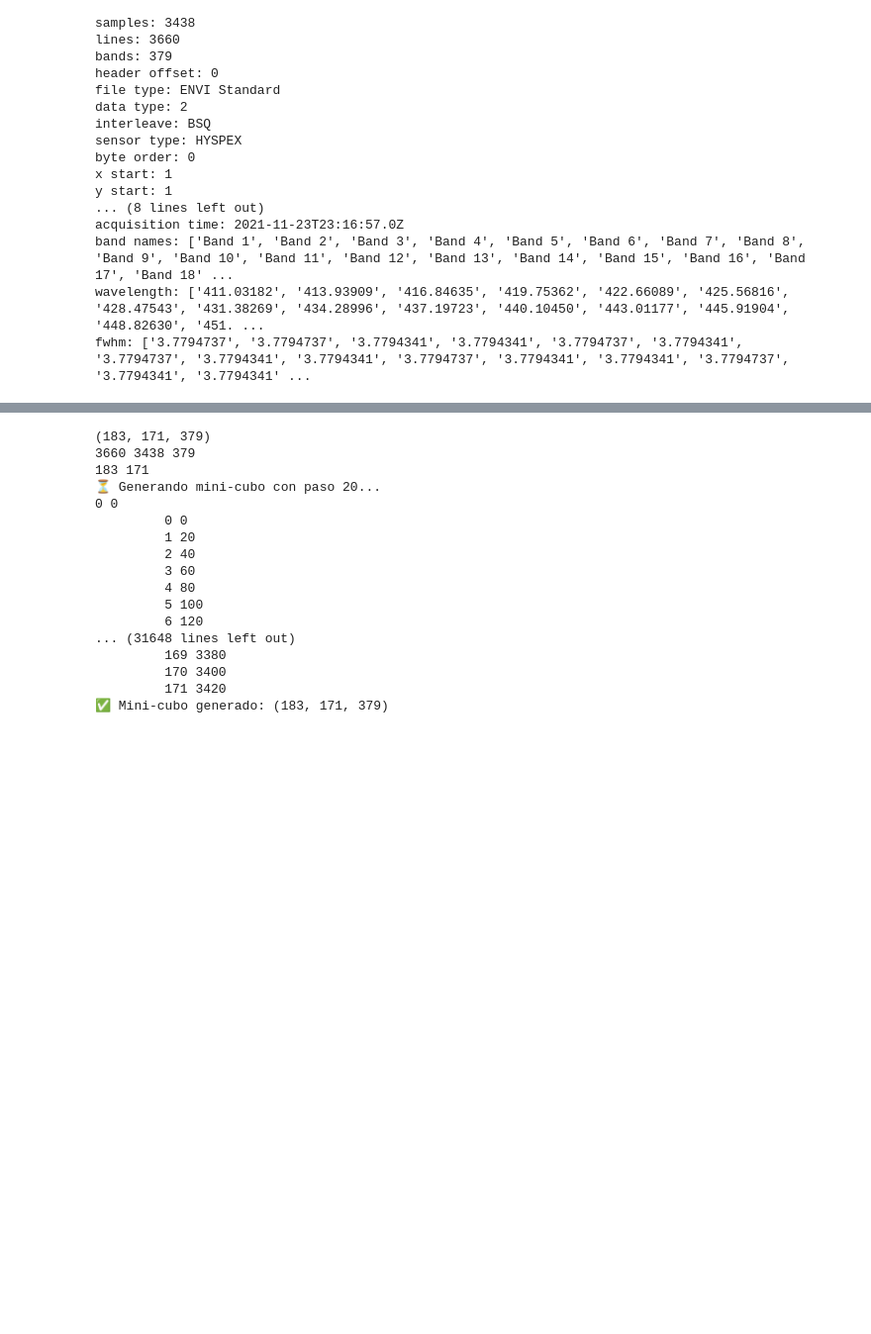
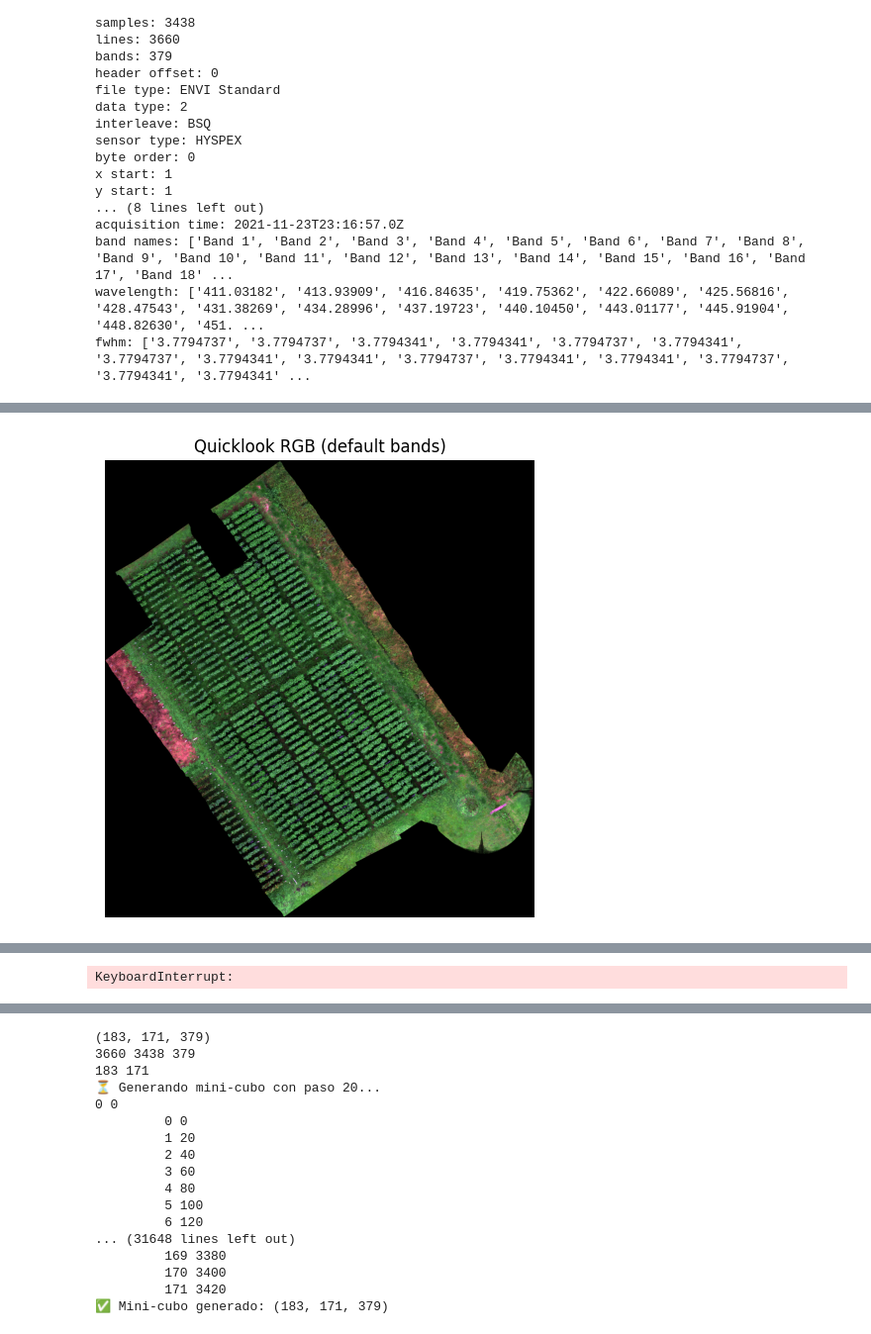
Before and after one commit to johnma96/thesis, a Jupyter notebook: notebooks/001-jmmz-load-data.ipynb, the cells around one changed output, grey strips where cells are left out. Shown at 99% size. Cells and saved outputs as stored; diff of their text form; code cells hidden in the pictures; blank space fills up the shorter version.

```diff
--- a/notebooks/001-jmmz-load-data.ipynb
+++ b/notebooks/001-jmmz-load-data.ipynb
@@ -73,0 +195,66 @@ fwhm: ['3.7794737', '3.7794737', '3.7794341', '3.7794341', '3.7794737', '3.77943
+# %%
+from sklearn.decomposition import PCA
+
+# Quicklook RGB por índices default del header (asegurando rango)
+rgb_idx = [int(x) for x in ['79','48','18']]
+rgb = []
+for bi in rgb_idx:
+    band = to_reflectance(bi)
+    # normalizar a 0-1 con percentiles
+    lo, hi = np.nanpercentile(band, [1, 99])
+    rgb.append(np.clip((band - lo)/(hi - lo + 1e-6), 0, 1))
+rgb = np.dstack(rgb)
+
+plt.figure(figsize=(6,6))
+plt.imshow(np.nan_to_num(rgb)); plt.title('Quicklook RGB (default bands)'); plt.axis('off'); plt.show()
+
+# PCA (tomar subsample espacial para ajustar PCA)
+print('subsample')
+sample_rows = np.linspace(0, img.nrows-1, 300, dtype=int)
+X = []
+for r in sample_rows:
+    print(r)
+    row_vals = []
+    for bi in valid_bands:
+        print('\t',bi)
+        band = to_reflectance(bi)
+        row_vals.append(band[r, :])
+    row_vals = np.array(row_vals).T  # [W, B]
+    X.append(row_vals)
+X = np.vstack(X)  # [Npixels_sub, B]
+X = X[~np.any(~np.isfinite(X), axis=1)]
+print('Iniciando PCA')
+pca = PCA(n_components=3, random_state=0).fit(X)
+
+print('PCA passed')
+# Proyectar en tiles para no explotar memoria
+def pca_quicklook(step=200):
+    out = np.zeros((img.nrows, img.ncols, 3), dtype=np.float32)*np.nan
+    for r0 in range(0, img.nrows, step):
+        print(r0)
+        r1 = min(r0+step, img.nrows)
+        # construir bloque [Hblk*W, B]
+        block = []
+        for bi in valid_bands:
+            print('\t',bi)
+            band = to_reflectance(bi)[r0:r1, :]
+            block.append(band)
+        block = np.stack(block, axis=-1)  # [Hblk, W, B]
+        shp = block.shape
+        Xb = block.reshape(-1, shp[-1])
+        mask = np.all(np.isfinite(Xb), axis=1)
+        Y = np.zeros((Xb.shape[0], 3), dtype=np.float32)*np.nan
+        Y[mask] = pca.transform(Xb[mask])
+        Y = Y.reshape(shp[0], shp[1], 3)
+        # escalar cada componente para visualización
+        for k in range(3):
+            print('\t\t',k)
+            lo, hi = np.nanpercentile(Y[...,k], [1, 99])
+            Y[...,k] = np.clip((Y[...,k]-lo)/(hi-lo+1e-6), 0, 1)
+        out[r0:r1] = Y
+    return out
+
+pca_img = pca_quicklook(step=200)
+plt.figure(figsize=(6,6)); plt.imshow(np.nan_to_num(pca_img)); plt.title('PCA False Color'); plt.axis('off'); plt.show()
+# %% [output]
+[figure, added]
@@ -73,0 +278 @@ fwhm: ['3.7794737', '3.7794737', '3.7794341', '3.7794341', '3.7794737', '3.77943
+KeyboardInterrupt:
```
Also changed, not shown: parts of 19 cells of this notebook, 4 other files.
